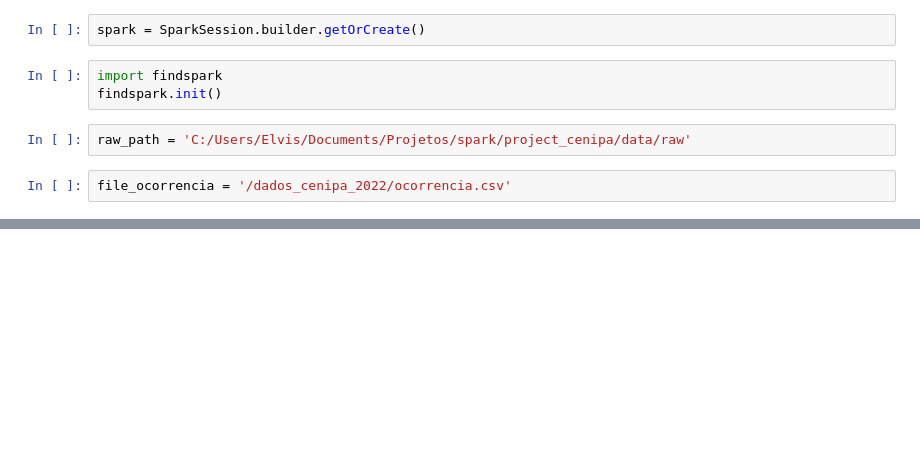
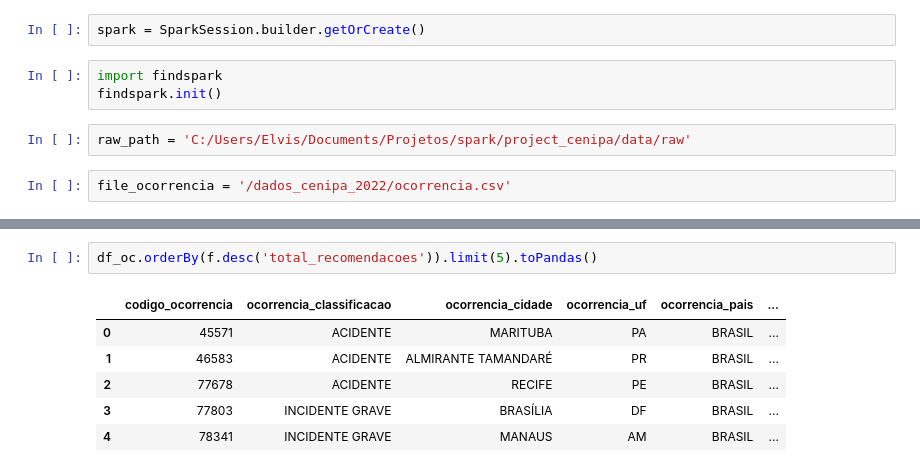
Before and after one commit to elvismaicol/project_etl_data_cenipa, a Jupyter notebook: script_pyspark/data_ocorrencia.ipynb, the cells around one changed output, grey strips where cells are left out. Saved outputs shown, nothing was run; the diff lists cells and outputs as text; blank space fills up the shorter version.

```diff
--- a/script_pyspark/data_ocorrencia.ipynb
+++ b/script_pyspark/data_ocorrencia.ipynb
@@ -175,0 +171,9 @@ compara_codigo.select('validacao').distinct().limit(5).show()
+# %%
+df_oc.orderBy(f.desc('total_recomendacoes')).limit(5).toPandas()
+# %% [output]
+|  | codigo_ocorrencia | ocorrencia_classificacao | ocorrencia_cidade | ocorrencia_uf | ocorrencia_pais | ... |
+| 0 | 45571 | ACIDENTE | MARITUBA | PA | BRASIL | ... |
+| 1 | 46583 | ACIDENTE | ALMIRANTE TAMANDARÉ | PR | BRASIL | ... |
+| 2 | 77678 | ACIDENTE | RECIFE | PE | BRASIL | ... |
+| 3 | 77803 | INCIDENTE GRAVE | BRASÍLIA | DF | BRASIL | ... |
+| 4 | 78341 | INCIDENTE GRAVE | MANAUS | AM | BRASIL | ... |
```
Also changed, not shown: parts of 32 cells of this notebook.
